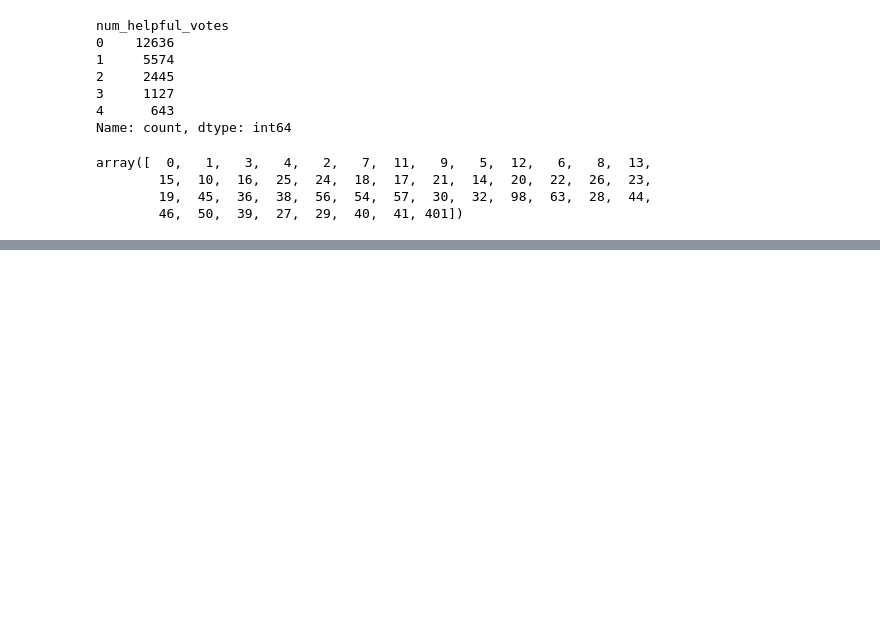
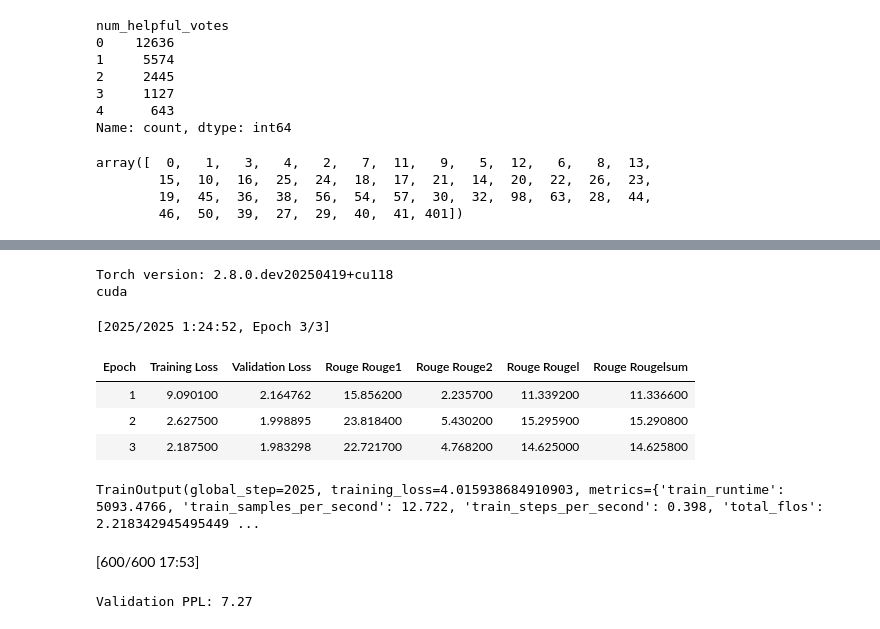
Before and after one commit to ArpanMukhopadhyay/NLP_applied, a Jupyter notebook: assignment2/ANLP_2025_S1_assignment2_a1797378_arpan_version03.ipynb, the cells around one changed output, grey strips where cells are left out. Saved outputs shown, nothing was run; the diff lists cells and outputs as text; code cells hidden in the pictures; blank space fills up the shorter version.

Commit message:
first model run through successful

```diff
--- a/assignment2/ANLP_2025_S1_assignment2_a1797378_arpan_version03.ipynb
+++ b/assignment2/ANLP_2025_S1_assignment2_a1797378_arpan_version03.ipynb
@@ -571,0 +667,8 @@ import trl
+# %%
+MODEL_NAME = 'google/flan-t5-base'
+tokeniser = AutoTokenizer.from_pretrained(MODEL_NAME)
+# %%
+SPECIAL = ["<INST>", "</INST>", "<FEAT>", "</FEAT>",
+           "<REVIEW>", "</REVIEW>" "<MISSING>"]
+
+tokeniser.add_special_tokens({"additional_special_tokens": SPECIAL})
@@ -571,0 +705,13 @@ import trl
+# %%
+print("Torch version:", torch.__version__)
+device = torch.device("cuda" if torch.cuda.is_available() else "cpu")
+print(device)
+# %% [output]
+Torch version: 2.8.0.dev20250419+cu118
+cuda
+# %%
+model = AutoModelForSeq2SeqLM.from_pretrained(MODEL_NAME, torch_dtype=torch.bfloat16)
+model.resize_token_embeddings(len(tokeniser))
+model.gradient_checkpointing_enable()
+# %%
+collator = DataCollatorForSeq2Seq(tokeniser, model = model)
@@ -571,0 +750,44 @@ import trl
+# %%
+args = Seq2SeqTrainingArguments(
+    output_dir = "checkpoints",
+    per_device_train_batch_size = 8,
+    per_device_eval_batch_size  = 4,
+    gradient_accumulation_steps = 4,
+    num_train_epochs = 3,
+    learning_rate = 2e-5,
+    weight_decay= 0.01,
+    warmup_ratio = 0.1,
+    eval_strategy  = "epoch",
+    predict_with_generate= True,
+    generation_max_length= 256,
+    generation_num_beams = 4,
+    # fp16 = torch.cuda.is_available(),
+    bf16=True,
+    seed = 42,
+    report_to = "none",
+)
+
+trainer = Seq2SeqTrainer(
+    model=model,
+    args=args,
+    train_dataset = train_tokens,
+    eval_dataset=val_tokens,
+    data_collator=collator,
+    compute_metrics=compute_metrics
+)
+
+trainer.train()
+# %% [output]
+[2025/2025 1:24:52, Epoch 3/3]
+| Epoch | Training Loss | Validation Loss | Rouge Rouge1 | Rouge Rouge2 | Rouge Rougel | Rouge Rougelsum |
+| 1 | 9.090100 | 2.164762 | 15.856200 | 2.235700 | 11.339200 | 11.336600 |
+| 2 | 2.627500 | 1.998895 | 23.818400 | 5.430200 | 15.295900 | 15.290800 |
+| 3 | 2.187500 | 1.983298 | 22.721700 | 4.768200 | 14.625000 | 14.625800 |
+TrainOutput(global_step=2025, training_loss=4.015938684910903, metrics={'train_runtime': 5093.4766, 'train_samples_per_second': 12.722, 'train_steps_per_second': 0.398, 'total_flos': 2.218342945495449 ...
+# %%
+eval_results = trainer.evaluate(max_length=256, num_beams=4)
+perplexity   = np.exp(eval_results["eval_loss"])
+print(f"Validation PPL: {perplexity:.2f}")
+# %% [output]
+[600/600 17:53]
+Validation PPL: 7.27
```
Also changed, not shown: parts of 15 cells of this notebook, 1 other file.
